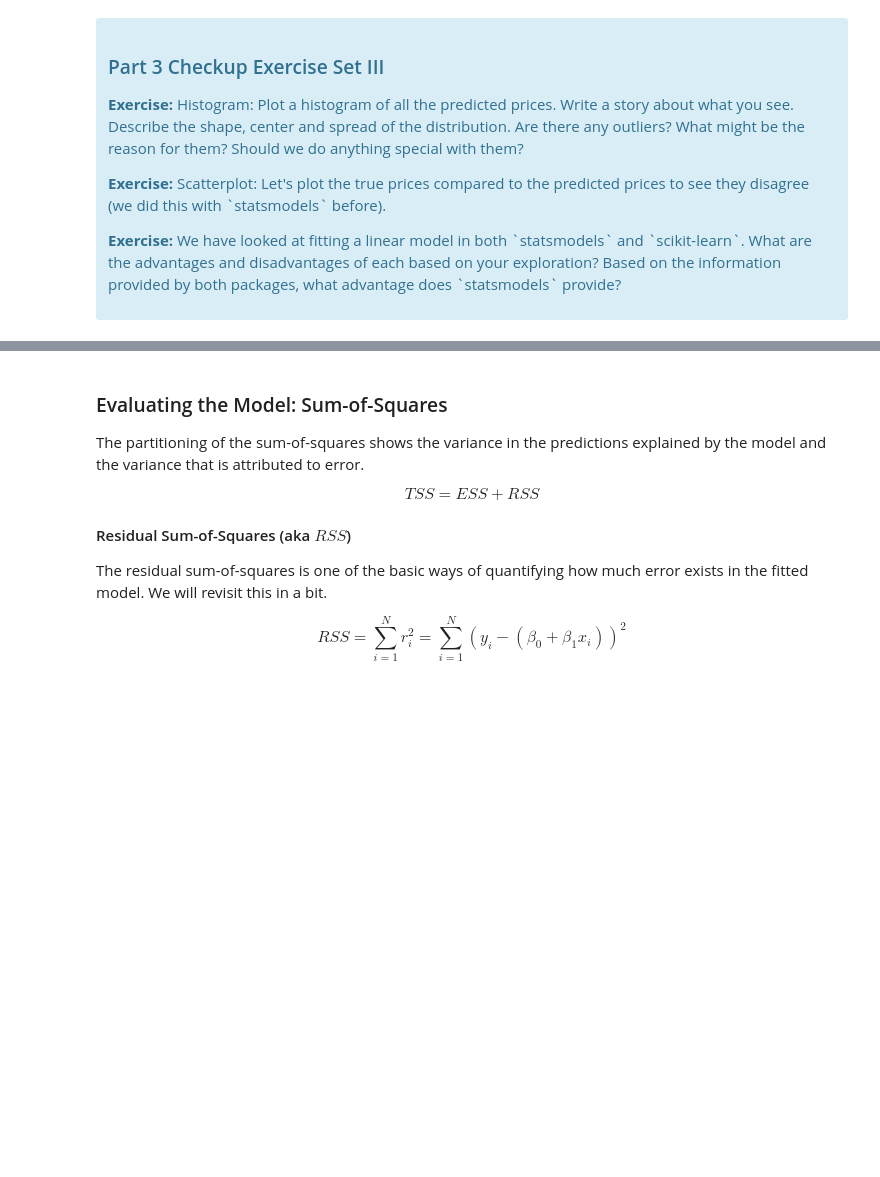
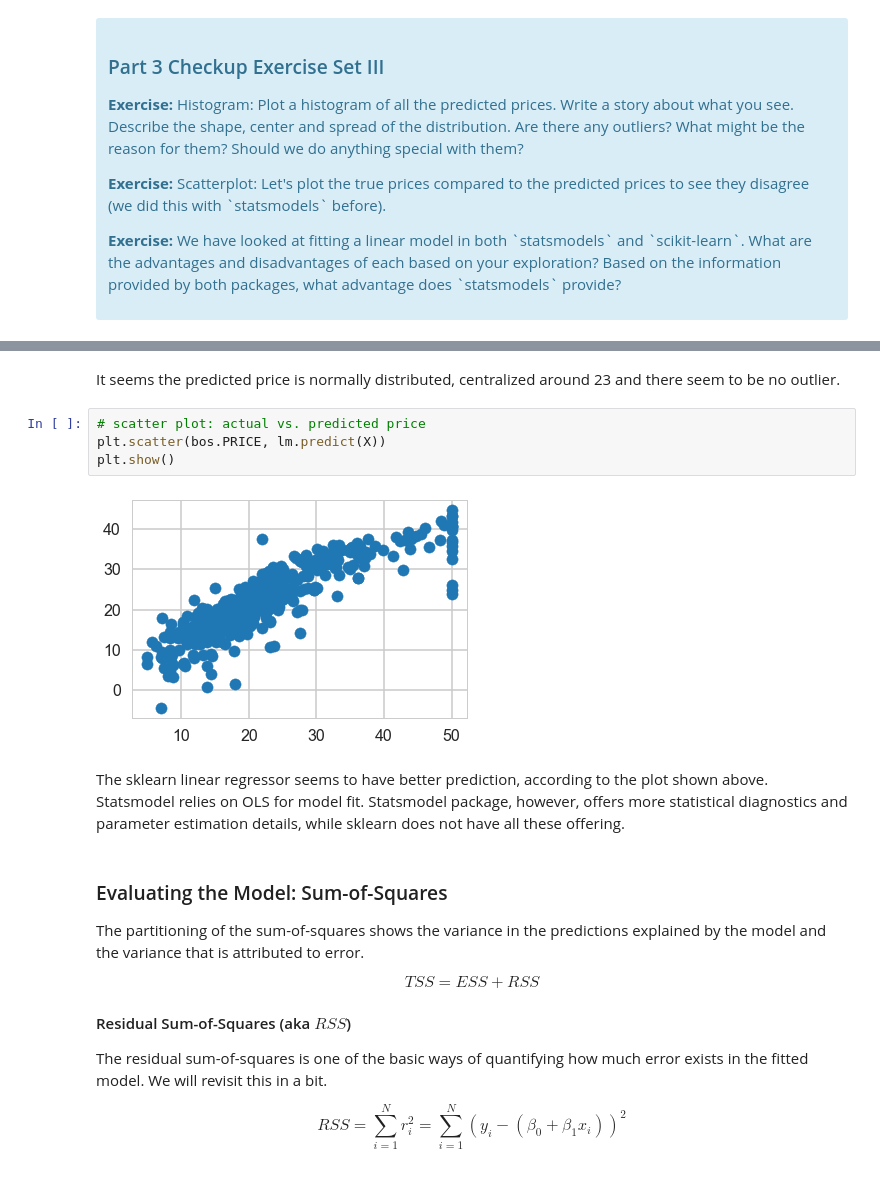
Before and after one commit to SapphireCore/DSTP, a Jupyter notebook: Unit11_linear_regression/Mini_Project_Linear_Regression.ipynb, the cells around one changed output, grey strips where cells are left out. Cells and saved outputs as stored; diff of their text form; blank space fills up the shorter version.

```diff
--- a/Unit11_linear_regression/Mini_Project_Linear_Regression.ipynb
+++ b/Unit11_linear_regression/Mini_Project_Linear_Regression.ipynb
@@ -507,3 +584,13 @@ lm.predict(X)[0:5]
+# %% [markdown]
+It seems the predicted price is normally distributed, centralized around 23 and there seem to be no outlier.
+# %%
+# scatter plot: actual vs. predicted price
+plt.scatter(bos.PRICE, lm.predict(X))
+plt.show()
+# %% [output]
+[figure, added]
+# %% [markdown]
+The sklearn linear regressor seems to have better prediction, according to the plot shown above. Statsmodel relies on OLS for model fit. Statsmodel package, however, offers more statistical diagnostics and parameter estimation details, while sklearn does not have all these offering.
 # %% [markdown]
 ### Evaluating the Model: Sum-of-Squares
 
```
Also changed, not shown: parts of 29 cells of this notebook, 2 other files.
